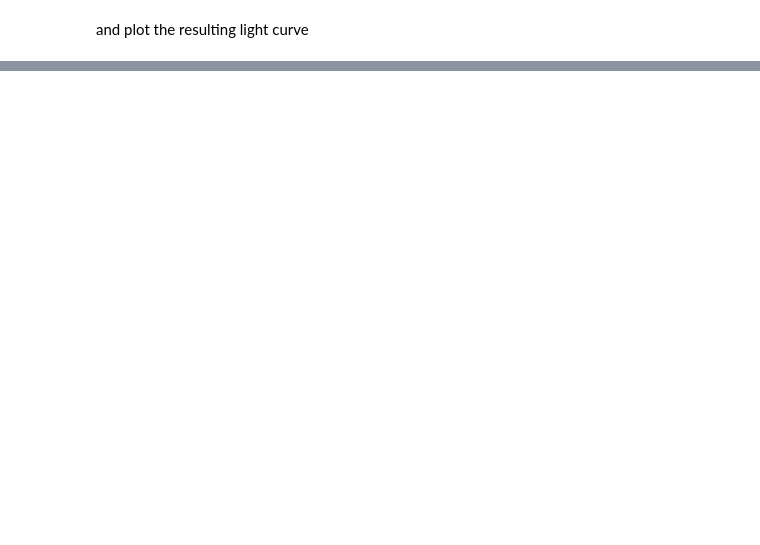
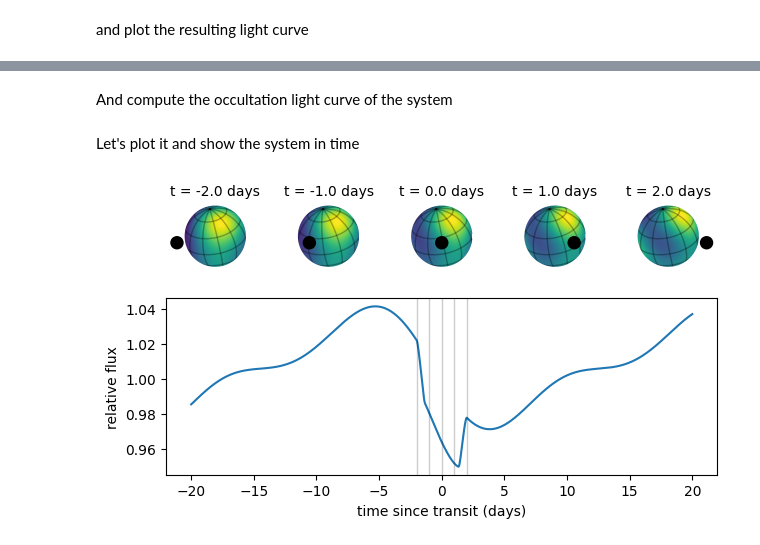
Before and after one commit to exoplanet-dev/jaxoplanet, a Jupyter notebook: docs/tutorials/getting-started.ipynb, the cells around one changed output, grey strips where cells are left out. Cells and saved outputs as stored; diff of their text form; code cells hidden in the pictures; blank space fills up the shorter version.

```diff
--- a/docs/tutorials/getting-started.ipynb
+++ b/docs/tutorials/getting-started.ipynb
@@ -104,0 +180,51 @@ _ = plt.ylabel("relative flux")
+# %%
+system = SurfaceSystem(sun, surface)
+
+secondary_surface = Surface(
+    y=Ylm.from_dense([1.00, *np.random.normal(0.0, 1.0, size=15)])
+)
+
+system = system.add_body(
+    semimajor=40.0 * ureg.au,
+    radius=20.0 * ureg.R_earth,
+    mass=1.0 * ureg.M_earth,
+    impact_param=0.2,
+    surface=secondary_surface,
+)
+# %% [markdown]
+And compute the occultation light curve of the system
+# %%
+time = jnp.linspace(-20, 20, 1000)
+flux = light_curve(system)(time).T[0]
+# %% [markdown]
+Let's plot it and show the system in time
+# %%
+n_plots = 5
+times = jnp.linspace(-2, 2, n_plots)
+radius_ratio = (system.bodies[0].radius / system.central.radius).magnitude
+gs = plt.GridSpec(2, n_plots)
+
+plt.figure(figsize=(6.5, 4.0))
+
+for i in range(n_plots):
+    ax = plt.subplot(gs[0, i])
+    phase = surface.rotational_phase(times[i])
+    x, y = system.bodies[0].position(times[i])[0:2]
+    show_surface(surface, ax=ax, theta=phase)
+    circle = plt.Circle(
+        (x.magnitude, y.magnitude), radius_ratio, color="k", fill=True, zorder=10
+    )
+    ax.add_artist(circle)
+    ax.set_xlim(-1.5, 1.5)
+    ax.set_title(f"t = {times[i]:.1f} days", fontsize=10)
+
+plt.subplot(gs[1, :])
+plt.plot(time, flux)
+for i in range(n_plots):
+    plt.axvline(times[i], color="k", lw=1, alpha=0.2)
+
+plt.xlabel("time since transit (days)")
+plt.ylabel("relative flux")
+plt.tight_layout()
+# %% [output]
+[figure, added]
```
Also changed, not shown: parts of 14 cells of this notebook, 2 other files.
